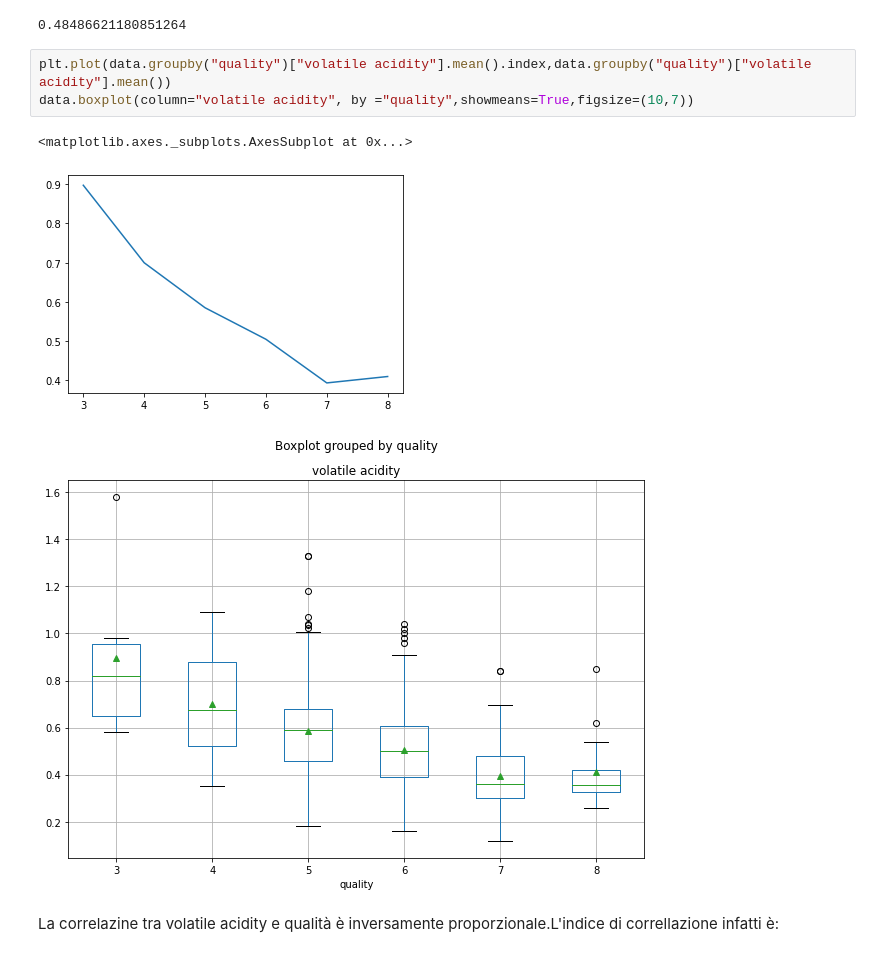
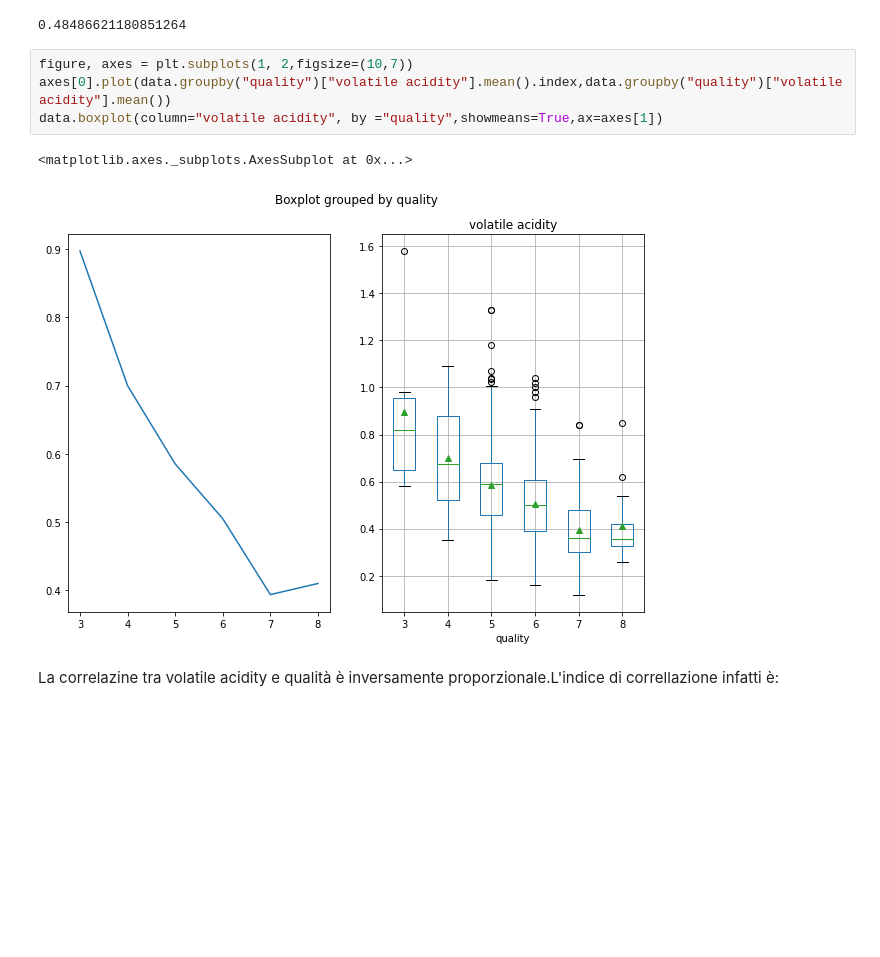
Before and after one commit to RyanPerrina/wine_classification, a Jupyter notebook: wine_classification.ipynb, the cells around one changed output. Drawn from its saved outputs; the diff is of its cells as text; blank space fills up the shorter version.

```diff
--- a/wine_classification.ipynb
+++ b/wine_classification.ipynb
@@ -194,12 +198,12 @@ data.corr().loc["quality","alcohol"]
 # %% [output]
 0.48486621180851264
 # %%
-plt.plot(data.groupby("quality")["volatile acidity"].mean().index,data.groupby("quality")["volatile acidity"].mean())
-data.boxplot(column="volatile acidity", by ="quality",showmeans=True,figsize=(10,7))
+figure, axes = plt.subplots(1, 2,figsize=(10,7))
+axes[0].plot(data.groupby("quality")["volatile acidity"].mean().index,data.groupby("quality")["volatile acidity"].mean())
+data.boxplot(column="volatile acidity", by ="quality",showmeans=True,ax=axes[1])
 # %% [output]
 <matplotlib.axes._subplots.AxesSubplot at 0x...>
-[figure, old version]
+[figure, new version]
-[figure, removed]
 # %% [markdown]
 La correlazine tra volatile acidity e qualità è inversamente proporzionale.L'indice di correllazione infatti è:
 # %%
```
Also changed, not shown: parts of 17 cells of this notebook.
